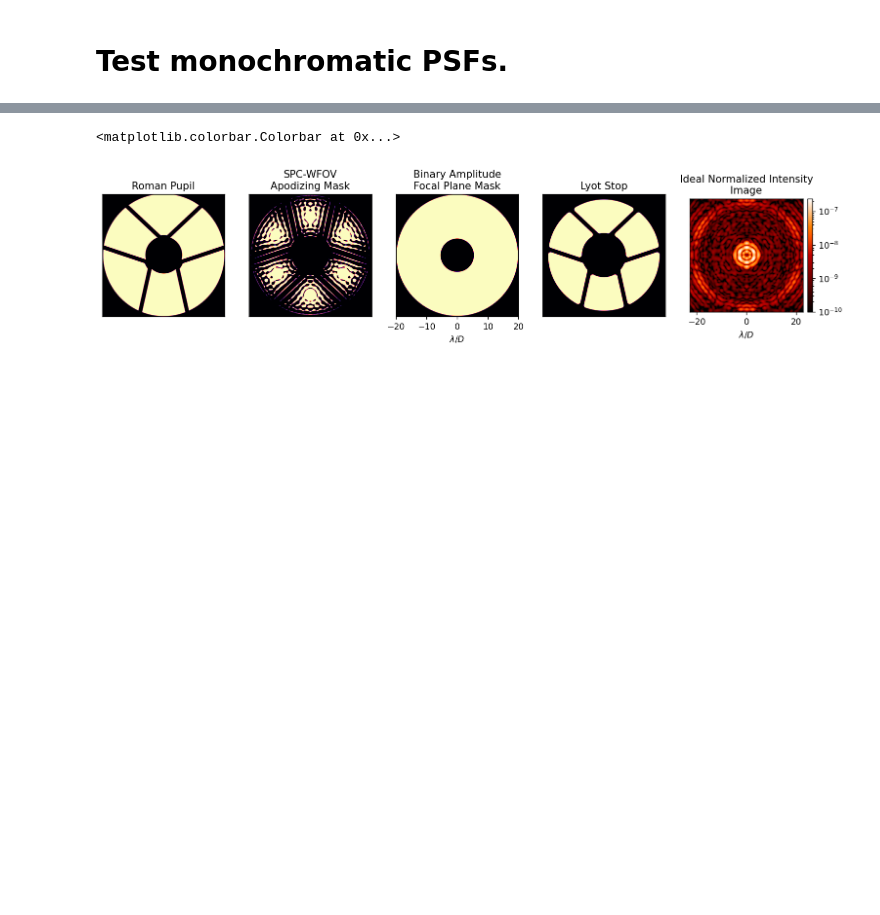
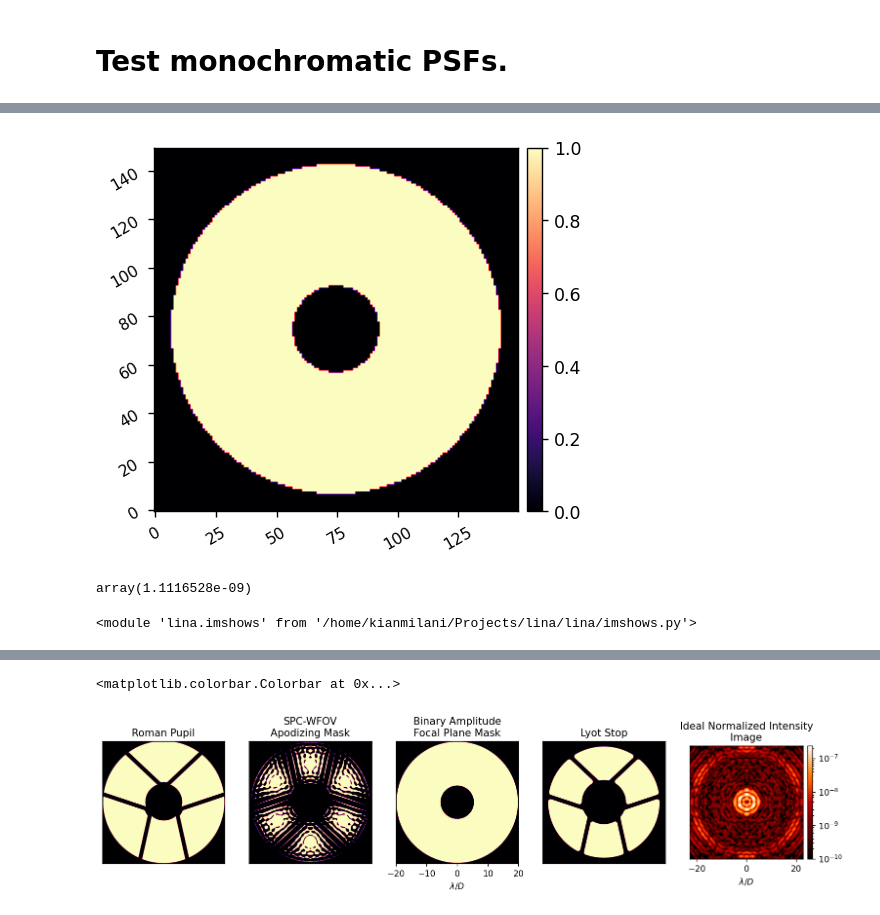
Before and after one commit to kian1377/cgi_phasec_poppy, a Jupyter notebook: example-notebooks/poppy_spc_wide_tests.ipynb, the cells around one changed output, grey strips where cells are left out. Drawn from its saved outputs; the diff is of its cells as text; code cells hidden in the pictures; blank space fills up the shorter version.

```diff
--- a/example-notebooks/poppy_spc_wide_tests.ipynb
+++ b/example-notebooks/poppy_spc_wide_tests.ipynb
@@ -88,0 +143,15 @@ $0.1 \; \mathrm{}$
+# %%
+import lina
+mask = lina.utils.create_annular_focal_plane_mask(mode, 5.4, 20.6, plot=True)
+
+xp.mean(image[mask])
+# %% [output]
+[figure, added]
+array(1.1116528e-09)
+# %%
+from cgi_phasec_poppy.math_module import ensure_np_array
+import lina
+from lina.imshows import *
+reload(lina.imshows)
+# %% [output]
+<module 'lina.imshows' from '/home/kianmilani/Projects/lina/lina/imshows.py'>
```
Also changed, not shown: parts of 15 cells of this notebook, 17 other files.
